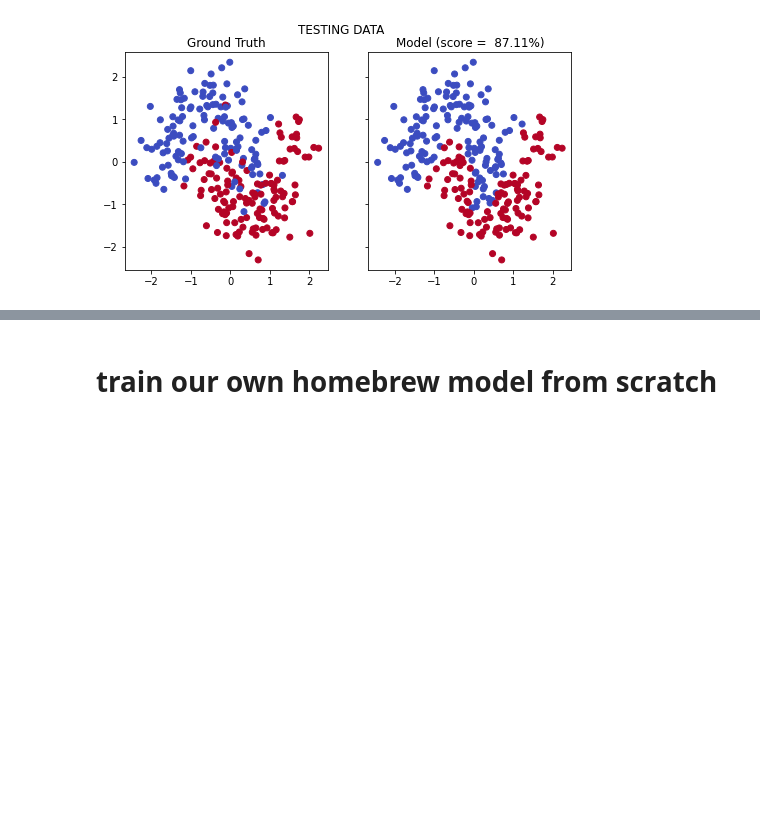
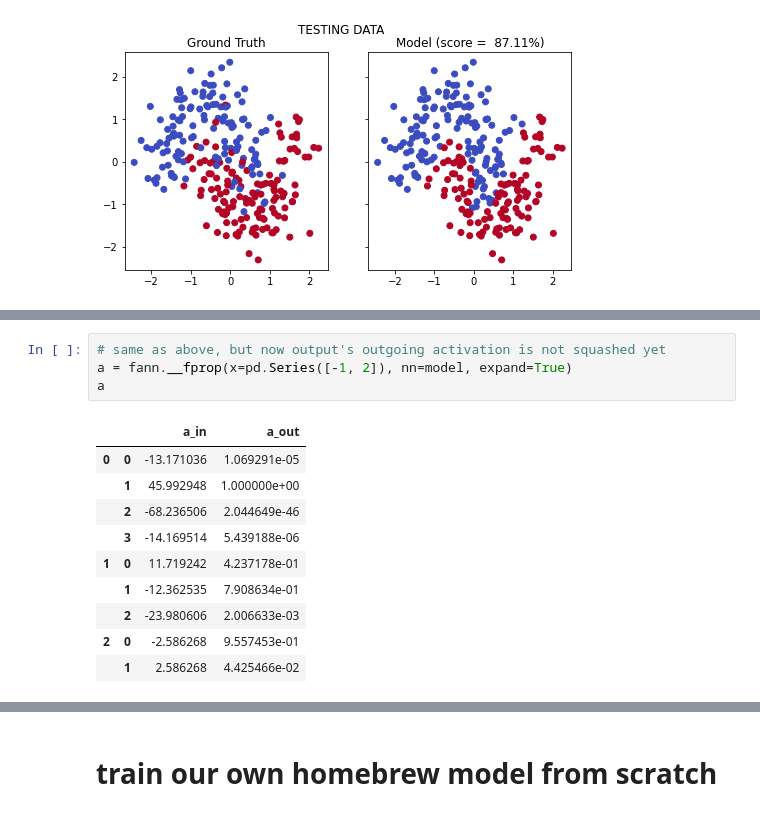
Before and after one commit to sparshsah/foggy-ml, a Jupyter notebook: _demo/fann/demo_fann.ipynb, the cells around one changed output, grey strips where cells are left out. Saved outputs shown, nothing was run; the diff lists cells and outputs as text; blank space fills up the shorter version.

```diff
--- a/_demo/fann/demo_fann.ipynb
+++ b/_demo/fann/demo_fann.ipynb
@@ -118,0 +154,15 @@ plot_perfs(pred_fn=lambda X: fann.predict(X=X, nn=model))
+# %%
+# same as above, but now output's outgoing activation is not squashed yet
+a = fann.__fprop(x=pd.Series([-1, 2]), nn=model, expand=True)
+a
+# %% [output]
+|  |  | a_in | a_out |
+| 0 | 0 | -13.171036 | 1.069291e-05 |
+|  | 1 | 45.992948 | 1.000000e+00 |
+|  | 2 | -68.236506 | 2.044649e-46 |
+|  | 3 | -14.169514 | 5.439188e-06 |
+| 1 | 0 | 11.719242 | 4.237178e-01 |
+|  | 1 | -12.362535 | 7.908634e-01 |
+|  | 2 | -23.980606 | 2.006633e-03 |
+| 2 | 0 | -2.586268 | 9.557453e-01 |
+|  | 1 | 2.586268 | 4.425466e-02 |
```
Also changed, not shown: parts of 8 cells of this notebook.
